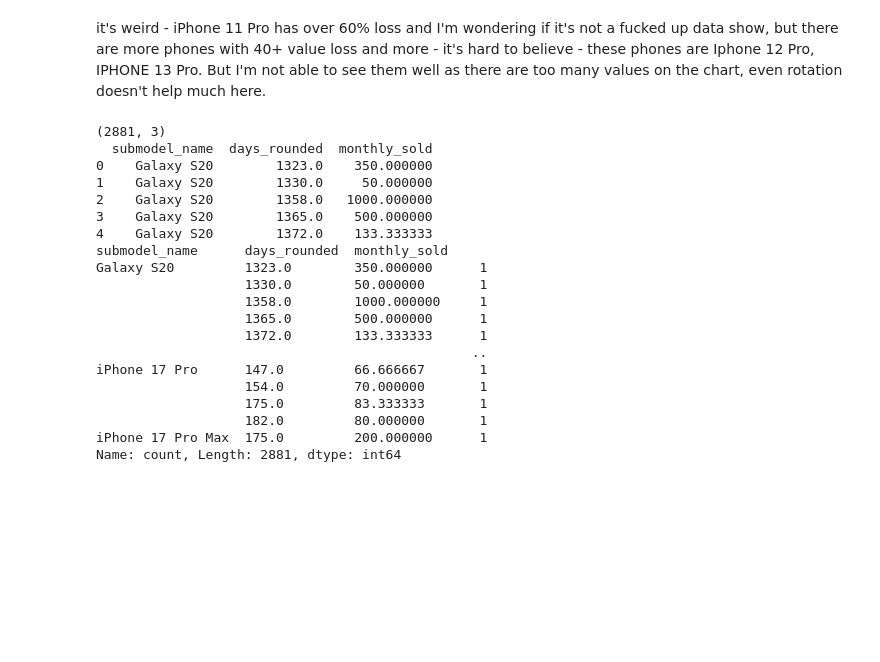
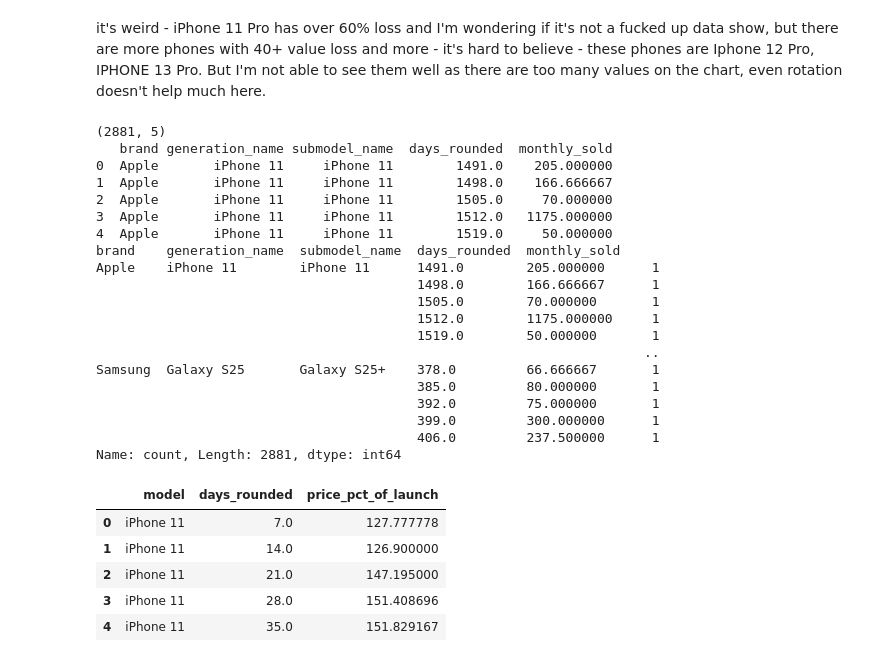
Before and after one commit to ady7ady7/python_agentic_learning, a Jupyter notebook: project1_phones_sales_analytics/notebooks/03_analysis.ipynb, the cells around one changed output. Cells and saved outputs as stored; diff of their text form; code cells hidden in the pictures; blank space fills up the shorter version.

```diff
--- a/project1_phones_sales_analytics/notebooks/03_analysis.ipynb
+++ b/project1_phones_sales_analytics/notebooks/03_analysis.ipynb
@@ -613,7 +613,7 @@ ms_df['days_since_launch'] = (ms_df['datetime'] - ms_df['premiere_date']).dt.day
 ms_df['days_rounded'] = (ms_df['days_since_launch'] / 7).round() * 7
 ms_df = ms_df[ms_df['days_since_launch'] >= 0]
 
-ms_df = ms_df.groupby(['submodel_name', 'days_rounded'])['monthly_sold'].agg('mean').reset_index()
+ms_df = ms_df.groupby(['brand', 'generation_name', 'submodel_name', 'days_rounded'])['monthly_sold'].agg('mean').reset_index()
 ms_df = ms_df[ms_df['monthly_sold'] >= 0]
 
 plotly_chart = px.line(
@@ -630,23 +630,23 @@ print(ms_df.shape)
 print(ms_df.head())
 print(ms_df.value_counts())
 # %% [output]
-(2881, 3)
-  submodel_name  days_rounded  monthly_sold
-0    Galaxy S20        1323.0    350.000000
-1    Galaxy S20        1330.0     50.000000
-2    Galaxy S20        1358.0   1000.000000
-3    Galaxy S20        1365.0    500.000000
-4    Galaxy S20        1372.0    133.333333
-submodel_name      days_rounded  monthly_sold
-Galaxy S20         1323.0        350.000000      1
-                   1330.0        50.000000       1
-                   1358.0        1000.000000     1
-                   1365.0        500.000000      1
-                   1372.0        133.333333      1
-                                                ..
-iPhone 17 Pro      147.0         66.666667       1
-                   154.0         70.000000       1
-                   175.0         83.333333       1
-                   182.0         80.000000       1
-iPhone 17 Pro Max  175.0         200.000000      1
+(2881, 5)
+   brand generation_name submodel_name  days_rounded  monthly_sold
+0  Apple       iPhone 11     iPhone 11        1491.0    205.000000
+1  Apple       iPhone 11     iPhone 11        1498.0    166.666667
+2  Apple       iPhone 11     iPhone 11        1505.0     70.000000
+3  Apple       iPhone 11     iPhone 11        1512.0   1175.000000
+4  Apple       iPhone 11     iPhone 11        1519.0     50.000000
+brand    generation_name  submodel_name  days_rounded  monthly_sold
+Apple    iPhone 11        iPhone 11      1491.0        205.000000      1
+                                         1498.0        166.666667      1
+                                         1505.0        70.000000       1
+                                         1512.0        1175.000000     1
+                                         1519.0        50.000000       1
+                                                                      ..
+Samsung  Galaxy S25       Galaxy S25+    378.0         66.666667       1
+                                         385.0         80.000000       1
+                                         392.0         75.000000       1
+                                         399.0         300.000000      1
+                                         406.0         237.500000      1
 Name: count, Length: 2881, dtype: int64
@@ -652,0 +683,28 @@ Name: count, Length: 2881, dtype: int64
+# %%
+#W3 D5 T2
+'''Task 2 — Price decay per Apple generation [3 pts]
+
+Using the main resampled `df`, filter to Apple only.
+1. Compute `days_rounded` if not already on `df`
+2. Groupby `model + days_rounded` → mean `price_pct_of_launch`
+3. Plot with Plotly: x = days_rounded, y = mean price_pct_of_launch, color = model
+4. Add hline at y=50
+5. Title: "Apple — Price Retention by Generation"
+
+Then write a markdown cell (3–4 sentences):
+- Which generation retained value best over time?
+- Is there a pattern — do newer generations hold value better than older ones?
+- Any notable exception?'''
+
+apple_df = df[df['brand'] == 'Apple']
+apple_df = (apple_df.groupby(['model', 'days_rounded'])['price_pct_of_launch']
+            .agg('mean').reset_index()
+            )
+apple_df.head()
+# %% [output]
+|  | model | days_rounded | price_pct_of_launch |
+| 0 | iPhone 11 | 7.0 | 127.777778 |
+| 1 | iPhone 11 | 14.0 | 126.900000 |
+| 2 | iPhone 11 | 21.0 | 147.195000 |
+| 3 | iPhone 11 | 28.0 | 151.408696 |
+| 4 | iPhone 11 | 35.0 | 151.829167 |
```
Also changed, not shown: parts of 1 cell of this notebook, 2 other files.
